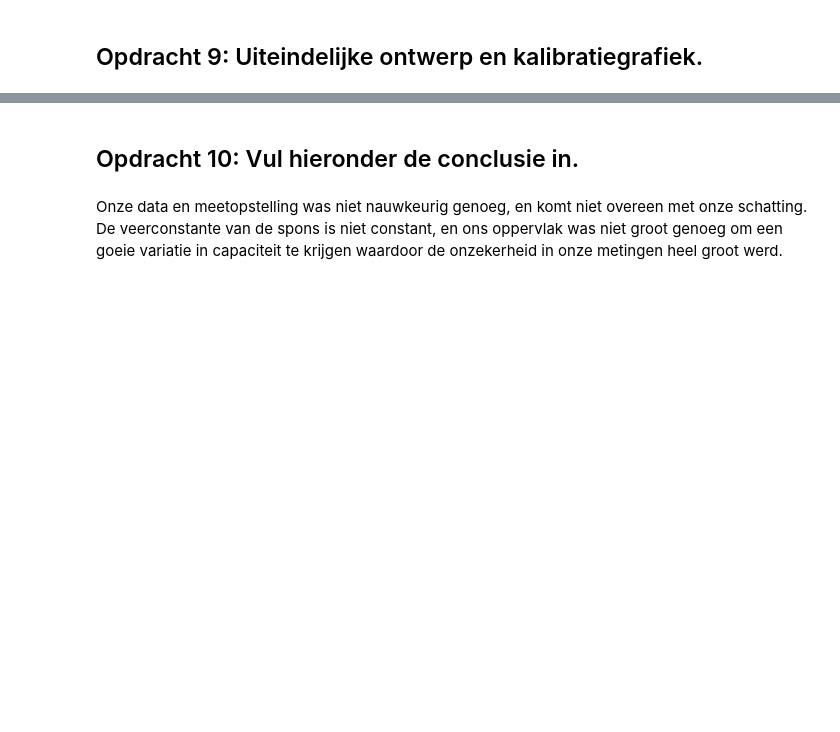
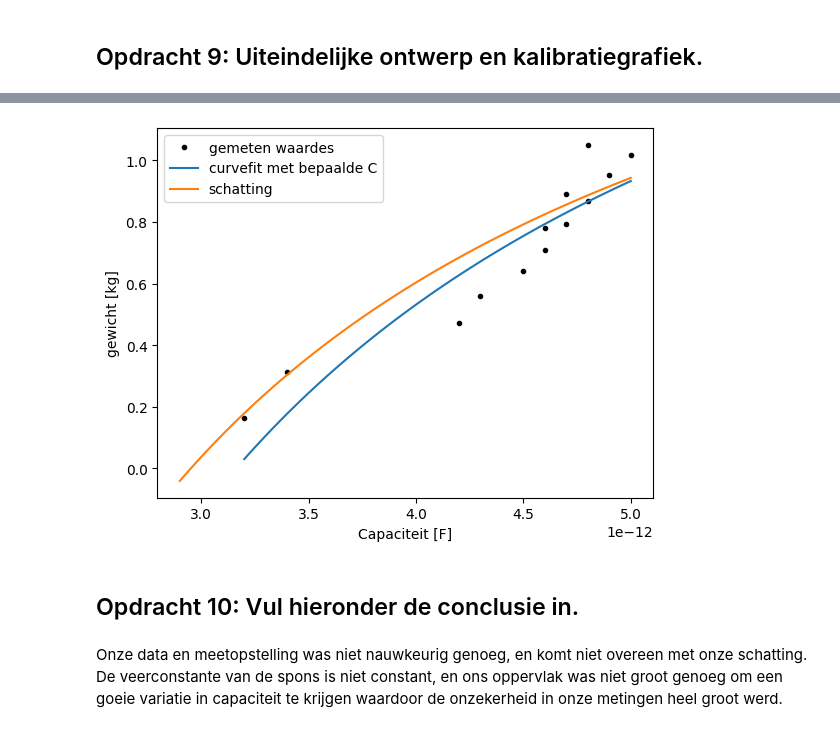
Before and after one commit to Xander1611/opdrachten-DEF-D-AB, a Jupyter notebook: FysiekeOntwerpopdrachten/2OntwerpEenSensorCondensator/DEFOntwerpopdracht2OntwerpEenSensorInvulTemplate.ipynb, the cells around one changed output, grey strips where cells are left out. Cells and saved outputs as stored; diff of their text form; code cells hidden in the pictures; blank space fills up the shorter version.

```diff
--- a/FysiekeOntwerpopdrachten/2OntwerpEenSensorCondensator/DEFOntwerpopdracht2OntwerpEenSensorInvulTemplate.ipynb
+++ b/FysiekeOntwerpopdrachten/2OntwerpEenSensorCondensator/DEFOntwerpopdracht2OntwerpEenSensorInvulTemplate.ipynb
@@ -177,6 +177,19 @@ Onze sensor kan nog verbetered worden door de volgende verbeteringen (minimaal 2
 # %%
 # Plot hier je oorspronkelijke en je uiteindelijke kalibratiegrafieken, fit daar een bijpassende lijn door
 # en zet ook de verwachte ontwerpgrafiek erbij
+
+plt.figure()
+plt.plot(Condensator_waarde,gewicht,'k.',label='gemeten waardes')
+plt.plot(x,Mass(x,*val),label='curvefit met bepaalde C')
+plt.plot(capac_schat,Mass_schat(capac_schat,*val1),label='schatting')
+plt.plot()
+plt.plot()
+plt.ylabel('gewicht [kg]')
+plt.xlabel('Capaciteit [F]')
+plt.legend()
+plt.show()
+# %% [output]
+[figure, added]
 # %% [markdown]
 ## Opdracht 10: Vul hieronder de conclusie in.
 # %% [markdown]
```
Also changed, not shown: parts of 7 cells of this notebook.
